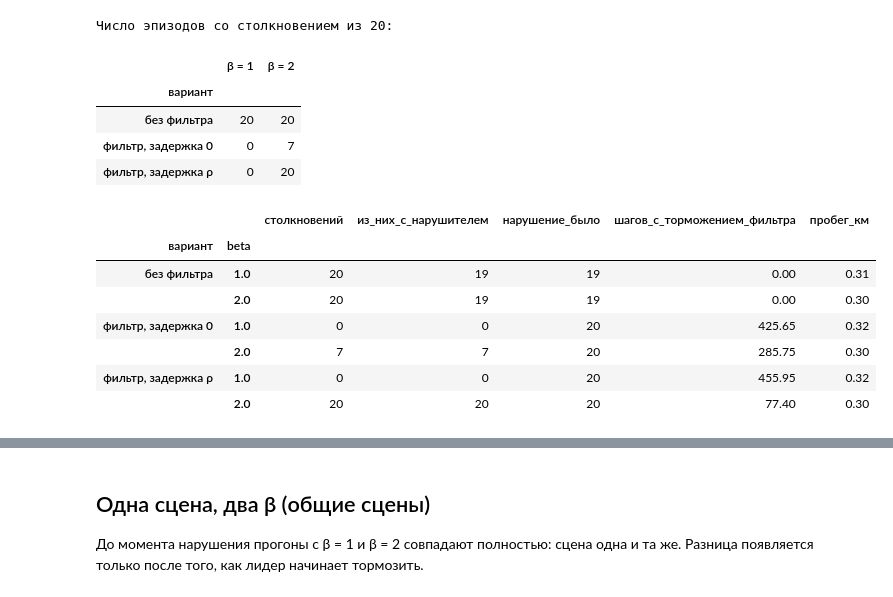
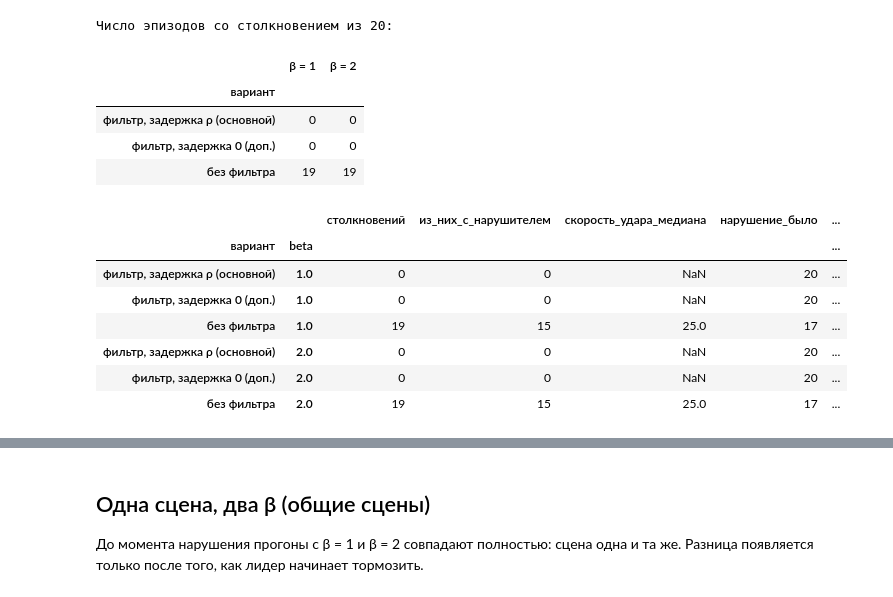
Before and after one commit to IIcon18/rss-rl-degradation, a Jupyter notebook: notebooks/03_shield_pilot.ipynb, the cells around one changed output, grey strips where cells are left out. Cells and saved outputs as stored; diff of their text form; code cells hidden in the pictures.

Commit message:
Реализм моделирования: рывок, экстренное торможение, d_min с учётом рывка, ответственность

```diff
--- a/notebooks/03_shield_pilot.ipynb
+++ b/notebooks/03_shield_pilot.ipynb
@@ -19,6 +21,7 @@ import numpy as np
 import pandas as pd
 import matplotlib.pyplot as plt
 from rssrl.pilot import run_grid, plot_episode
+from rssrl.responsibility import responsibility_table
 from rssrl.rss import DEFAULT
 
 FIG = Path('..') / 'results' / 'figures'
@@ -26,13 +29,17 @@ PILOT = Path('..') / 'results' / 'pilot_03'  # все графики столк
 PILOT.mkdir(parents=True, exist_ok=True)
 plt.rcParams.update({'axes.spines.top': False, 'axes.spines.right': False})
 SEEDS = range(20)
-VARIANTS = [(False, 0.0), (True, 0.0), (True, 0.5)]
-NAMES = {(False, 0.0): 'без фильтра', (True, 0.0): 'фильтр, задержка 0',
-         (True, 0.5): 'фильтр, задержка ρ'}
+# основной режим — фильтр с задержкой ρ, дополнительный — мгновенный фильтр
+VARIANTS = [(True, 0.5), (True, 0.0), (False, 0.5)]
+NAMES = {(True, 0.5): 'фильтр, задержка ρ (основной)', (True, 0.0): 'фильтр, задержка 0 (доп.)',
+         (False, 0.5): 'без фильтра'}
 # %%
-outcomes, logs = run_grid(SEEDS, [1.0, 2.0], VARIANTS)
+outcomes, logs = run_grid(SEEDS, [1.0, 2.0], VARIANTS, trigger='schedule')
 outcomes['вариант'] = [NAMES[(s, d)] for s, d in zip(outcomes['shield'], outcomes['reaction_delay'])]
-outcomes.to_csv(PILOT / 'outcomes.csv', index=False)
+# доля шагов в каждом режиме фильтра
+for mode in ['brake', 'emergency']:
+    outcomes[f'доля_{mode}'] = [(log['shield_mode'] == mode).mean() for log in logs.values()]
+outcomes.drop(columns=['crash_partners']).to_csv(PILOT / 'outcomes.csv', index=False)
 table = outcomes.pivot_table(index='вариант', columns='beta', values='collision', aggfunc='sum')
 table.columns = [f'β = {b:g}' for b in table.columns]
 table = table.loc[list(NAMES.values())]
@@ -42,24 +49,26 @@ table
 Число эпизодов со столкновением из 20:
 |  | β = 1 | β = 2 |
 | вариант |  |  |
-| без фильтра | 20 | 20 |
-| фильтр, задержка 0 | 0 | 7 |
-| фильтр, задержка ρ | 0 | 20 |
+| фильтр, задержка ρ (основной) | 0 | 0 |
+| фильтр, задержка 0 (доп.) | 0 | 0 |
+| без фильтра | 19 | 19 |
 # %%
-summary = outcomes.groupby(['вариант', 'beta']).agg(
+summary = outcomes.groupby(['вариант', 'beta'], sort=False).agg(
     столкновений=('collision', 'sum'),
     из_них_с_нарушителем=('hit_violator', 'sum'),
+    скорость_удара_медиана=('v_impact', 'median'),
     нарушение_было=('triggered', 'sum'),
-    шагов_с_торможением_фильтра=('shield_steps', 'mean'),
+    доля_шагов_торможение_4=('доля_brake', 'mean'),
+    доля_шагов_экстренно_8=('доля_emergency', 'mean'),
     пробег_км=('distance_km', 'mean'),
-).round(2)
+).round(3)
 summary
 # %% [output]
-|  |  | столкновений | из_них_с_нарушителем | нарушение_было | шагов_с_торможением_фильтра | пробег_км |
-| вариант | beta |  |  |  |  |  |
-| без фильтра | 1.0 | 20 | 19 | 19 | 0.00 | 0.31 |
-|  | 2.0 | 20 | 19 | 19 | 0.00 | 0.30 |
-| фильтр, задержка 0 | 1.0 | 0 | 0 | 20 | 425.65 | 0.32 |
-|  | 2.0 | 7 | 7 | 20 | 285.75 | 0.30 |
-| фильтр, задержка ρ | 1.0 | 0 | 0 | 20 | 455.95 | 0.32 |
-|  | 2.0 | 20 | 20 | 20 | 77.40 | 0.30 |
+|  |  | столкновений | из_них_с_нарушителем | скорость_удара_медиана | нарушение_было | ... |
+| вариант | beta |  |  |  |  | ... |
+| фильтр, задержка ρ (основной) | 1.0 | 0 | 0 | NaN | 20 | ... |
+| фильтр, задержка 0 (доп.) | 1.0 | 0 | 0 | NaN | 20 | ... |
+| без фильтра | 1.0 | 19 | 15 | 25.0 | 17 | ... |
+| фильтр, задержка ρ (основной) | 2.0 | 0 | 0 | NaN | 20 | ... |
+| фильтр, задержка 0 (доп.) | 2.0 | 0 | 0 | NaN | 20 | ... |
+| без фильтра | 2.0 | 19 | 15 | 25.0 | 17 | ... |
```
Also changed, not shown: parts of 17 cells of this notebook, 37 other files.
